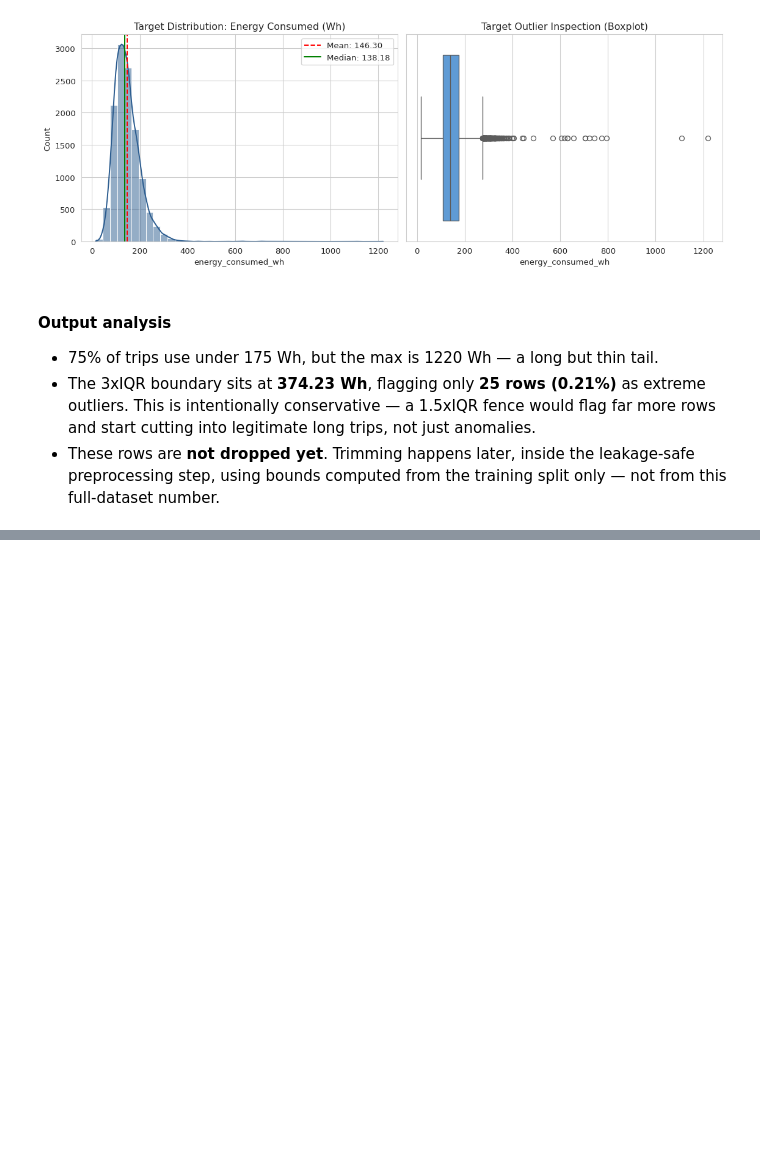
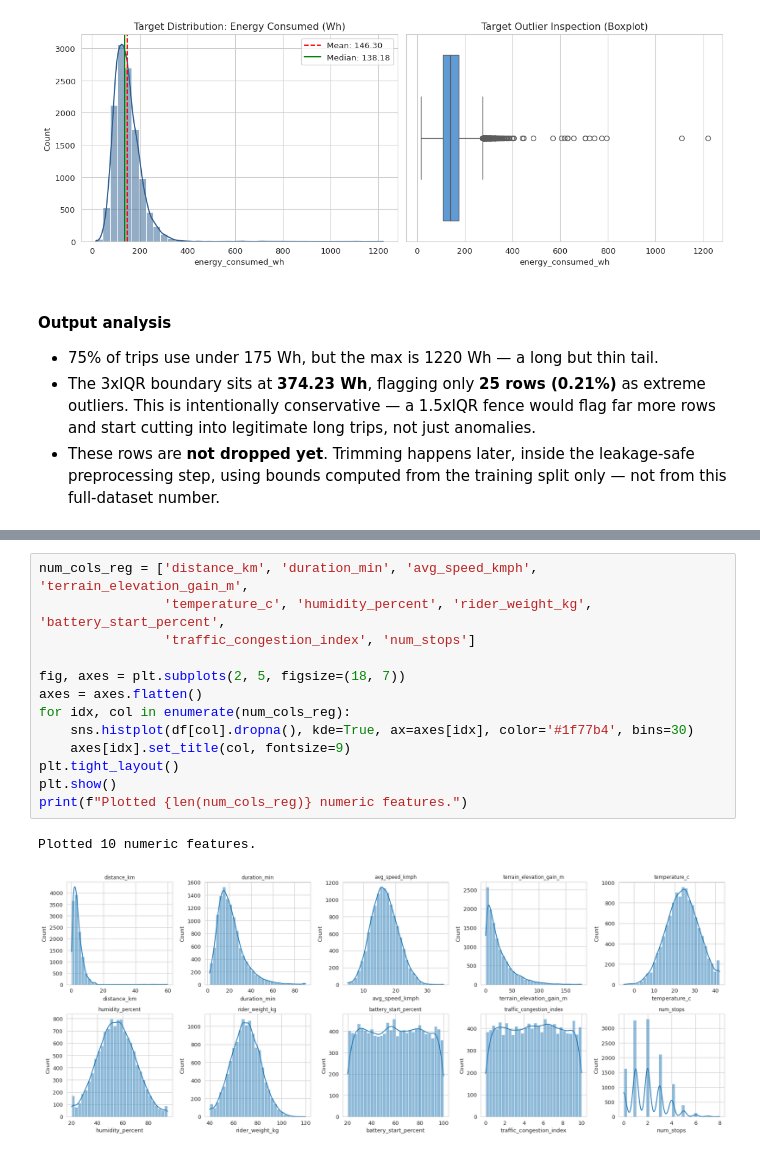
Before and after one commit to AskCoderr/MLCapstone, a Jupyter notebook: notebooks/regression.ipynb, the cells around one changed output, grey strips where cells are left out. Drawn from its saved outputs; the diff is of its cells as text; blank space fills up the shorter version.

Commit message:
Add numeric feature distributions including battery_start_percent

```diff
--- a/notebooks/regression.ipynb
+++ b/notebooks/regression.ipynb
@@ -120,0 +125,16 @@ Extreme outliers: 25 (0.21% of rows)
+# %%
+num_cols_reg = ['distance_km', 'duration_min', 'avg_speed_kmph', 'terrain_elevation_gain_m',
+                'temperature_c', 'humidity_percent', 'rider_weight_kg', 'battery_start_percent',
+                'traffic_congestion_index', 'num_stops']
+
+fig, axes = plt.subplots(2, 5, figsize=(18, 7))
+axes = axes.flatten()
+for idx, col in enumerate(num_cols_reg):
+    sns.histplot(df[col].dropna(), kde=True, ax=axes[idx], color='#1f77b4', bins=30)
+    axes[idx].set_title(col, fontsize=9)
+plt.tight_layout()
+plt.show()
+print(f"Plotted {len(num_cols_reg)} numeric features.")
+# %% [output]
+Plotted 10 numeric features.
+[figure, added]
```
Also changed, not shown: parts of 2 cells of this notebook.
